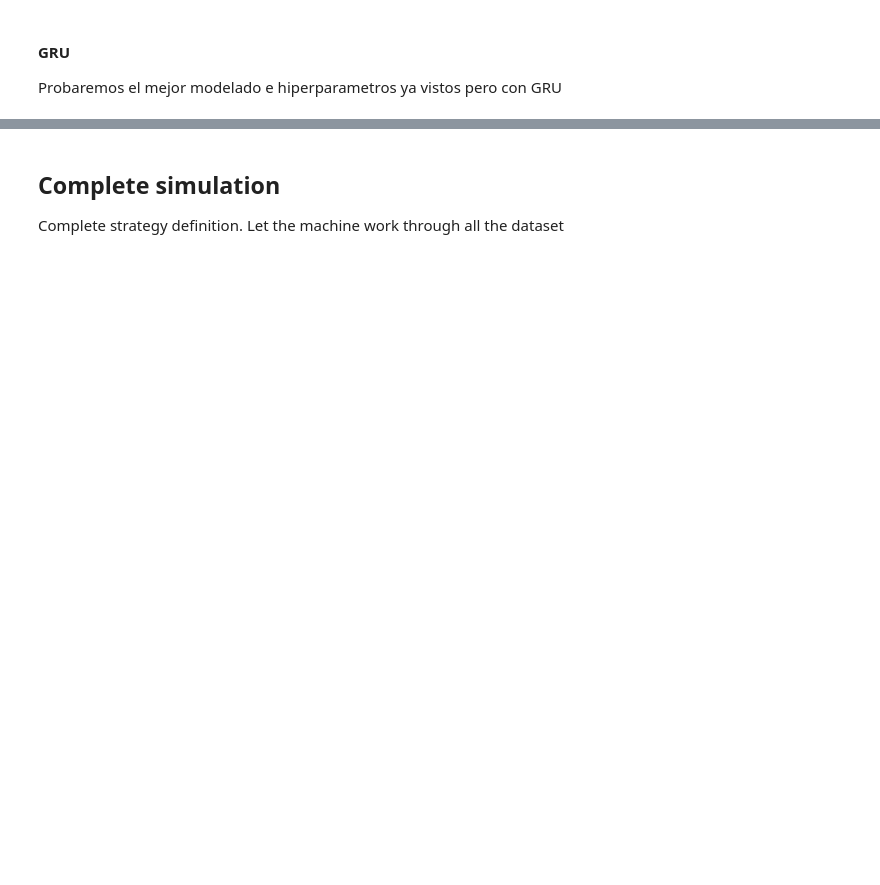
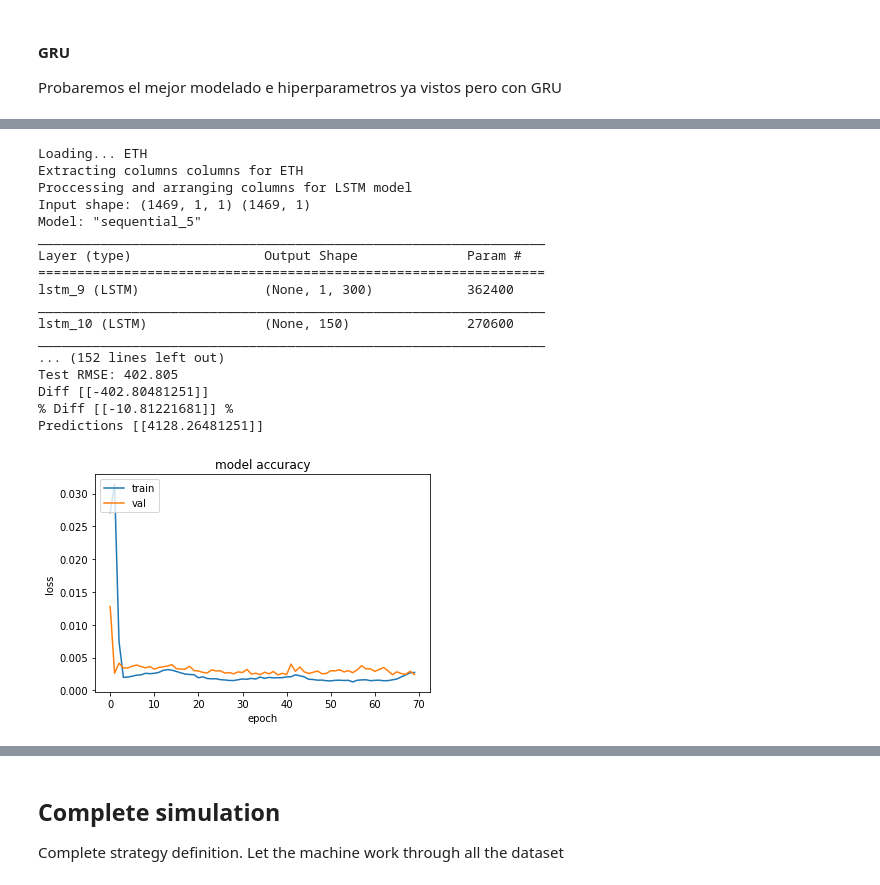
Before and after one commit to GZabalaG/crypto_bot, a Jupyter notebook: trading_simulation/Simulation.ipynb, the cells around one changed output, grey strips where cells are left out. Drawn from its saved outputs; the diff is of its cells as text; code cells hidden in the pictures; blank space fills up the shorter version.

```diff
--- a/trading_simulation/Simulation.ipynb
+++ b/trading_simulation/Simulation.ipynb
@@ -853,0 +886,54 @@ Despues de todo el analisis usaremos estos dos diccionarios de parametros para n
+# %%
+#### PERIODS ####
+prev_periods = 1
+pred_periods = 5
+
+#LSTM
+model_sel = 0
+
+# Cryptos
+cryptos = ['ETH', 'ADA', 'BTC', 'LNK', 'LTC']
+
+#### NORM AND FEATURES CONFIGURATION ####
+target = None
+norm_strat = 2
+
+#### Hyper params ####
+activation = 'relu'
+loss = 'mse'
+metrics = ['mse']
+initial_learning_rate = 0.01
+
+optimizer = optimizers.Adam(learning_rate=0.0005)
+
+callbacks = ['mc', 'es']
+batch_size = 16
+epochs = 70
+
+layers = 1
+neurons = [300, 150]
+
+columns = ['close']
+num_features = len(columns)
+# %%
+crypto = cryptos[0]
+execute_test()
+# %% [output]
+Loading... ETH
+Extracting columns columns for ETH
+Proccessing and arranging columns for LSTM model
+Input shape: (1469, 1, 1) (1469, 1)
+Model: "sequential_5"
+_________________________________________________________________
+Layer (type)                 Output Shape              Param #
+=================================================================
+lstm_9 (LSTM)                (None, 1, 300)            362400
+_________________________________________________________________
+lstm_10 (LSTM)               (None, 150)               270600
+_________________________________________________________________
+... (152 lines left out)
+Test RMSE: 402.805
+Diff [[-402.80481251]]
+% Diff [[-10.81221681]] %
+Predictions [[4128.26481251]]
+[figure, added]
```
Also changed, not shown: parts of 38 cells of this notebook, 3 other files.
